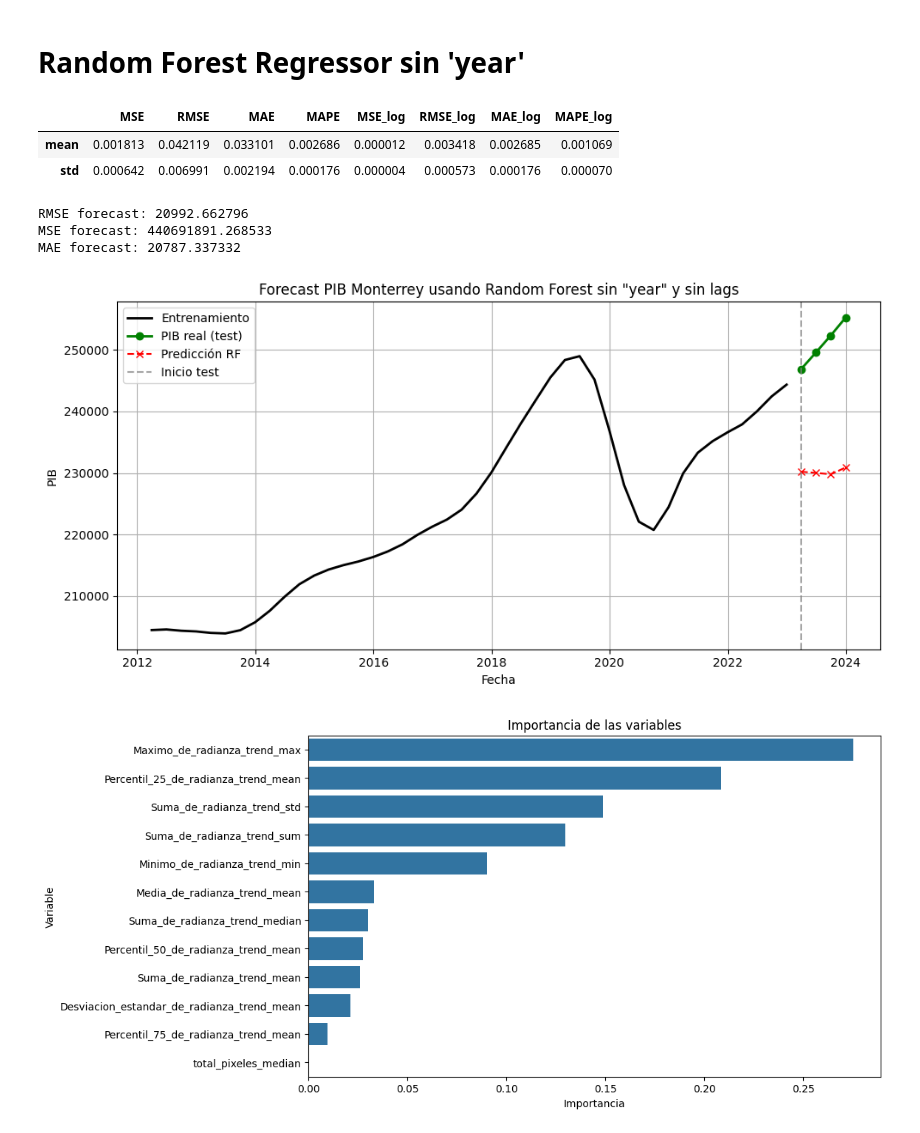
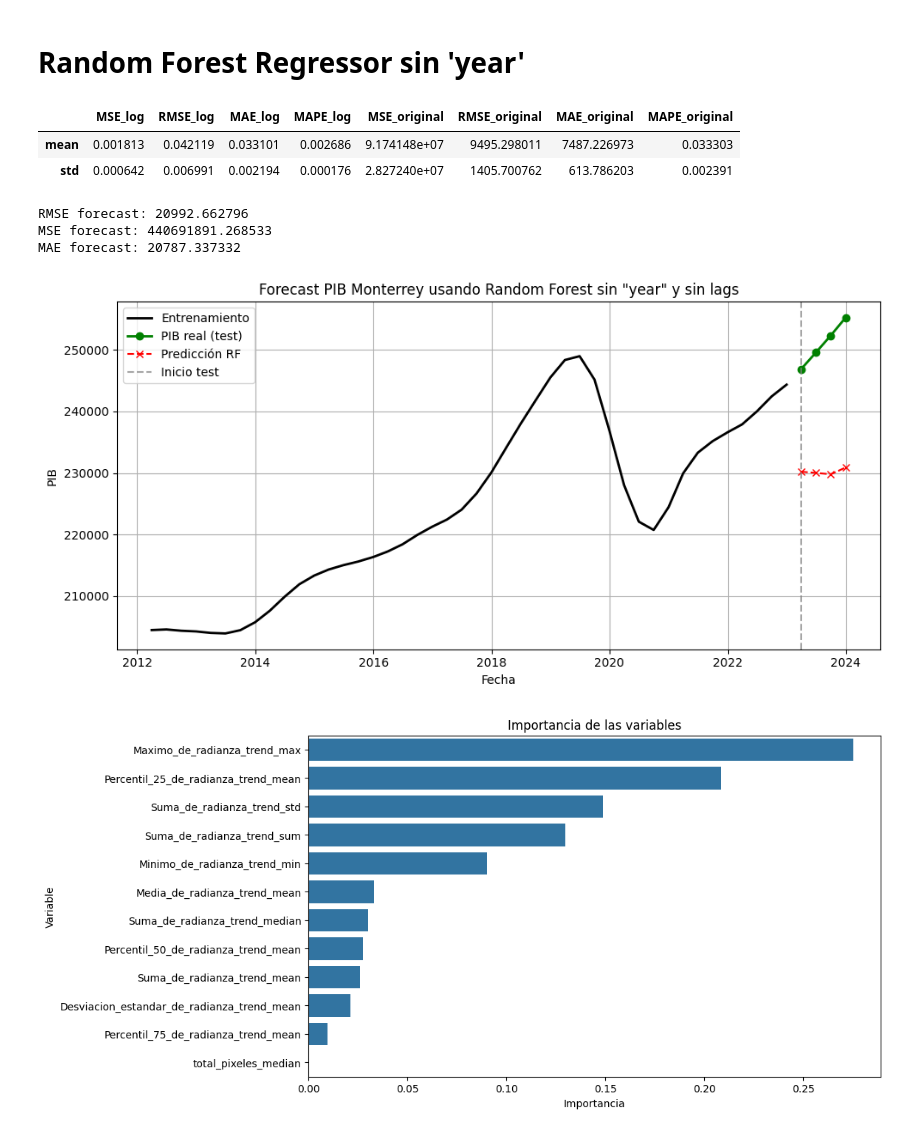
Before and after one commit to jmlopezfabian/Analisis-Imagenes-Satelitales-VNP46A1-, a Jupyter notebook: notebooks/RF_NoLags_Monterrey.ipynb, the cells around one changed output. Drawn from its saved outputs; the diff is of its cells as text; code cells hidden in the pictures.

```diff
--- a/notebooks/RF_SinAR_Monterrey.ipynb
+++ b/notebooks/RF_NoLags_Monterrey.ipynb
@@ -28,13 +28,17 @@ from utils.config import PATH_RAD_MUNICIPIOS, PATH_PIB_MONTERREY
 _,_,mont_rad_pib = preprocessing_completo("monterrey", path_radianza = PATH_RAD_MUNICIPIOS, path_pib = PATH_PIB_MONTERREY)
 
 mont_rad_pib["log_pib_mun_trend"] = np.log(mont_rad_pib["pib_mun_trend"])
-medidas = mont_rad_pib.drop(["quarter", "fecha", "municipio", "pib_mun_desestacionalizado", "pib_mun_trend", "log_pib_mun_trend"],axis = 1).columns.tolist()
-for col in medidas:
+
+# Excluir columnas no deseadas (incluyendo year y posibles lags para evitar problemas de re-ejecución)
+exclude_cols = ["quarter", "fecha", "municipio", "pib_mun_desestacionalizado", "pib_mun_trend", "log_pib_mun_trend", "year"]
+medidas_base = [col for col in mont_rad_pib.columns if col not in exclude_cols and not col.endswith("_lag_1") and not col.endswith("_lag_2")]
+
+for col in medidas_base:
     mont_rad_pib[col] = np.log(mont_rad_pib[col])
 # %% [markdown]
 # Random Forest Regressor sin 'year'
 # %%
-X = mont_rad_pib[medidas]
+X = mont_rad_pib[medidas_base]
 y = mont_rad_pib["log_pib_mun_trend"]
 
 rf = RandomForestRegressor(n_estimators=100, random_state=42, max_depth=10, min_samples_split=10)
@@ -42,14 +46,14 @@ rf = RandomForestRegressor(n_estimators=100, random_state=42, max_depth=10, min_
 kf = KFold(n_splits=5, shuffle=True, random_state=42)
 
 metrics = {
-    "MSE": [],
-    "RMSE": [],
-    "MAE": [],
-    "MAPE": [],
     "MSE_log": [],
     "RMSE_log": [],
     "MAE_log": [],
-    "MAPE_log": []
+    "MAPE_log": [],
+    "MSE_original": [],
+    "RMSE_original": [],
+    "MAE_original": [],
+    "MAPE_original": []
 }
 
 for train_index, test_index in kf.split(X):
@@ -59,29 +63,29 @@ for train_index, test_index in kf.split(X):
     rf.fit(X_train, y_train)
     y_pred = rf.predict(X_test)
 
-    # Calcular métricas
-    mse = mean_squared_error(y_test, y_pred)
-    rmse = np.sqrt(mse)
-    mae = mean_absolute_error(y_test, y_pred)
-    mape = np.mean(np.abs((y_test - y_pred) / y_test))
+    # Métricas en escala logarítmica (y_test y y_pred ya están en log)
+    mse_log = mean_squared_error(y_test, y_pred)
+    rmse_log = np.sqrt(mse_log)
+    mae_log = mean_absolute_error(y_test, y_pred)
+    mape_log = np.mean(np.abs((y_test - y_pred) / y_test))
 
-    # Calcular métricas en escala logarítmica
-    y_test_log = np.log(y_test)
-    y_pred_log = np.log(y_pred)
+    # Métricas en escala original (aplicar exp para revertir el log)
+    y_test_original = np.exp(y_test)
+    y_pred_original = np.exp(y_pred)
 
-    mse_log = mean_squared_error(y_test_log, y_pred_log)
-    rmse_log = np.sqrt(mse_log)
-    mae_log = mean_absolute_error(y_test_log, y_pred_log)
-    mape_log = np.mean(np.abs((y_test_log - y_pred_log) / y_test_log))
+    mse_original = mean_squared_error(y_test_original, y_pred_original)
+    rmse_original = np.sqrt(mse_original)
+    mae_original = mean_absolute_error(y_test_original, y_pred_original)
+    mape_original = np.mean(np.abs((y_test_original - y_pred_original) / y_test_original))
 
-    metrics["MSE"].append(mse)
-    metrics["RMSE"].append(rmse)
-    metrics["MAE"].append(mae)
-    metrics["MAPE"].append(mape)
     metrics["MSE_log"].append(mse_log)
     metrics["RMSE_log"].append(rmse_log)
     metrics["MAE_log"].append(mae_log)
     metrics["MAPE_log"].append(mape_log)
+    metrics["MSE_original"].append(mse_original)
+    metrics["RMSE_original"].append(rmse_original)
+    metrics["MAE_original"].append(mae_original)
+    metrics["MAPE_original"].append(mape_original)
 
 metrics = pd.DataFrame(metrics)
 metrics_summary = metrics.agg(["mean", "std"])
@@ -93,7 +97,7 @@ display(metrics_summary)
 # NOTA: Asegúrate de que df_processed, features y 'pib_mun', 'fecha' existen y son correctos.
 
 # Selección de features correctas y consistentes
-features = medidas  # Usamos las mismas features que arriba
+features = medidas_base  # Usamos las mismas features que arriba
 
 # Si df_processed no existe, crearla a partir de mont_rad_pib para ejemplo Monterrey
 # Para Monterrey solo hay un municipio, así que ajustamos el forecast para ese escenario:
@@ -169,36 +173,36 @@ for m in municipios:
         df_mun_train = df_train.sort_values('fecha')
         df_mun_test = df_test.sort_values('fecha')
 
     if df_mun_train.empty and df_mun_test.empty:
         continue
 
     plt.figure(figsize=(10, 5))
 
     # PIB real en train
     if not df_mun_train.empty:
         plt.plot(df_mun_train['fecha'], df_mun_train['y_real'],
                  label='Entrenamiento', color='black', linewidth=2)
 
     # PIB real en test y predicciones
     if not df_mun_test.empty:
         plt.plot(df_mun_test['fecha'], df_mun_test['y_real'],
                  label='PIB real (test)', color='green', linewidth=2, marker='o')
         plt.plot(df_mun_test['fecha'], df_mun_test['y_pred'],
                  label='Predicción RF', color='red', linestyle='--', marker='x')
         plt.axvline(x=df_mun_test['fecha'].iloc[0], color='gray',
                    linestyle='--', alpha=0.7, label='Inicio test')
 
     plt.title(f'Forecast PIB Monterrey usando Random Forest sin "year" y sin lags')
     plt.xlabel('Fecha')
     plt.ylabel('log(PIB)' if y_train.name == "log_pib_mun_trend" else "PIB")
     plt.legend()
     plt.grid(True)
     plt.tight_layout()
     plt.show()
 # %% [output]
-|  | MSE | RMSE | MAE | MAPE | MSE_log | RMSE_log | MAE_log | MAPE_log |
-| mean | 0.001813 | 0.042119 | 0.033101 | 0.002686 | 0.000012 | 0.003418 | 0.002685 | 0.001069 |
-| std | 0.000642 | 0.006991 | 0.002194 | 0.000176 | 0.000004 | 0.000573 | 0.000176 | 0.000070 |
+|  | MSE_log | RMSE_log | MAE_log | MAPE_log | MSE_original | RMSE_original | MAE_original | MAPE_original |
+| mean | 0.001813 | 0.042119 | 0.033101 | 0.002686 | 9.174148e+07 | 9495.298011 | 7487.226973 | 0.033303 |
+| std | 0.000642 | 0.006991 | 0.002194 | 0.000176 | 2.827240e+07 | 1405.700762 | 613.786203 | 0.002391 |
 RMSE forecast: 20992.662796
 MSE forecast: 440691891.268533
 MAE forecast: 20787.337332
```
Also changed, not shown: parts of 2 cells of this notebook, 1 other file.
